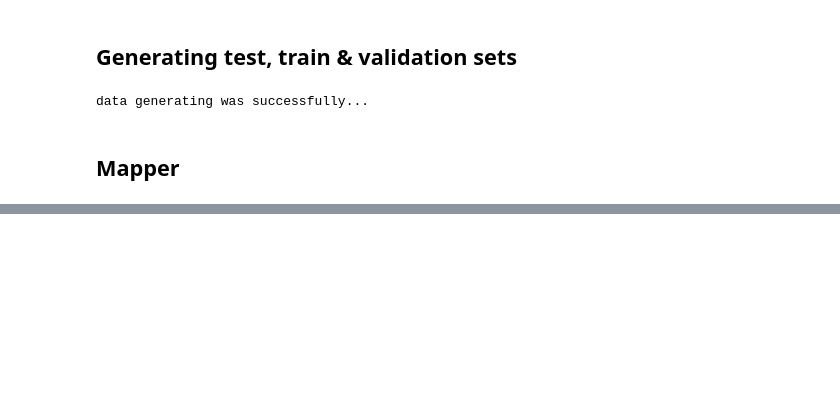
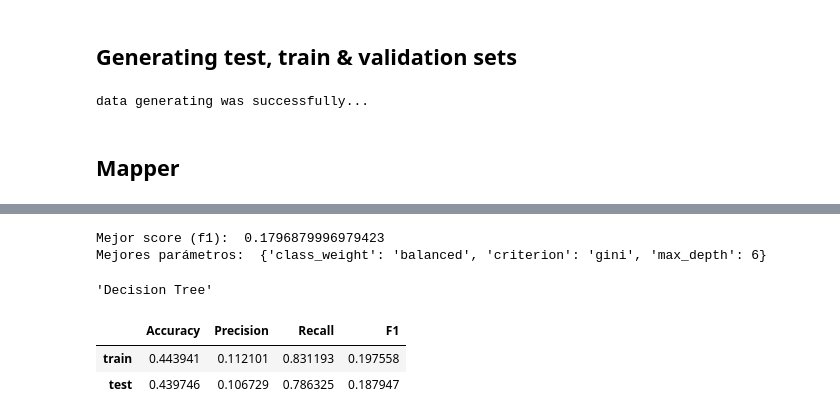
Before and after one commit to AgusTrulli/ML_Grupo_2, a Jupyter notebook: tp2_experimentation.ipynb, the cells around one changed output, grey strips where cells are left out. Cells and saved outputs as stored; diff of their text form; code cells hidden in the pictures; blank space fills up the shorter version.

Commit message:
Adds new experiments: 1. Decission Tree 2. Random Forest 3. KNN 4. Gradient Boosted Trees 5. Neural Networks (MLP)

```diff
--- a/tp2_experimentation.ipynb
+++ b/tp2_experimentation.ipynb
@@ -93 +110,11 @@ df_clients.loc[df_clients.cnt_children == 0, 'has_childs'] = 0
+# %%
+# parentesis no incluye el término
+# corchete incluye el término
+
+df_clients.loc[::, 'amt_income_range'] = pd.cut(df_clients.amt_income_total,
+                                               list(range(27000, 300001, 14325)), include_lowest='True')
+
+df_clients['amt_income_range'] = df_clients['amt_income_range'].astype(str)
+df_clients.loc[df_clients.amt_income_range == '(26999.999, 41325.0]', 'amt_income_range'] = '[27000.0, 41325.0]'
+df_clients.loc[df_clients.amt_income_total > 300000, 'amt_income_range'] = '(300000.0, 1575000.0]'
 # %% [markdown]
@@ -492,6 +151,0 @@ evaluate_model(pipe_gb, title='Gradient Boosting')
-# %%
-encoder = ce.WOEEncoder()
-encoder.fit(train, train.target)
-
-train_WOEEncoder = encoder.transform(train)
-train_WOEEncoder.head(5)
@@ -513,0 +209,24 @@ train[train.name_education_type == 'Academic degree']
+# %%
+def get_tree_config():
+    params = {
+            'max_depth': [6, 7, 8, 9, 10, 11, 12],
+            'criterion': ['entropy', 'gini'],
+            'class_weight': [{0: 1, 1: 2}, 'balanced']
+        }
+
+    model = DecisionTreeClassifier(random_state=1)
+
+    return model, params
+# %%
+model, parameters = get_tree_config()
+
+grid_search_tree = GridSearchCV(model, parameters,
+                                scoring='f1', verbose=1)
+
+pipe_tree = Pipeline([
+    ('mapper', mapper),
+    ('imputer', IterativeImputer(random_state=1)),
+    ('classifier', grid_search_tree),
+])
+
+pipe_tree.fit(train, train.target)
@@ -513,0 +254,13 @@ train[train.name_education_type == 'Academic degree']
+# %%
+print('Mejor score (f1): ', grid_search_tree.best_score_)
+print('Mejores parámetros: ', grid_search_tree.best_params_)
+# %% [output]
+Mejor score (f1):  0.1796879996979423
+Mejores parámetros:  {'class_weight': 'balanced', 'criterion': 'gini', 'max_depth': 6}
+# %%
+evaluate_model(pipe_tree, title='Decision Tree')
+# %% [output]
+'Decision Tree'
+|  | Accuracy | Precision | Recall | F1 |
+| train | 0.443941 | 0.112101 | 0.831193 | 0.197558 |
+| test | 0.439746 | 0.106729 | 0.786325 | 0.187947 |
```
Also changed, not shown: parts of 116 cells of this notebook.
